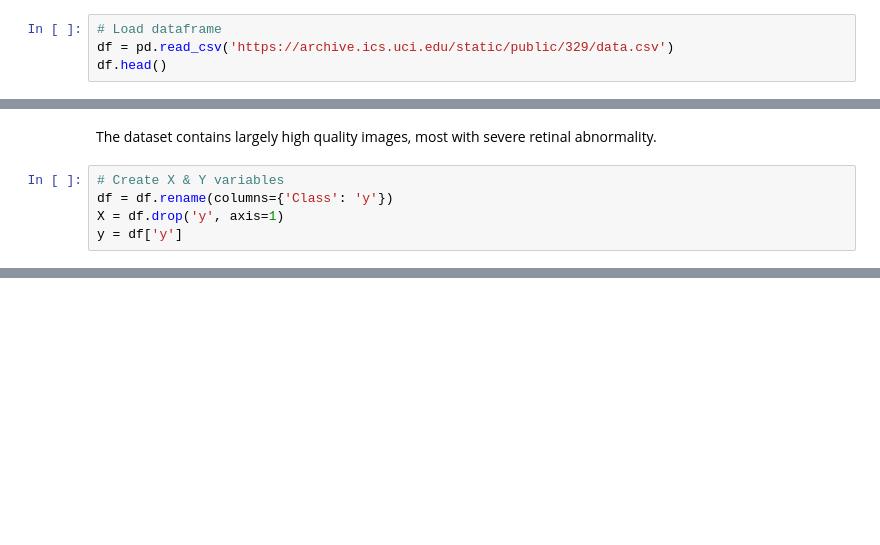
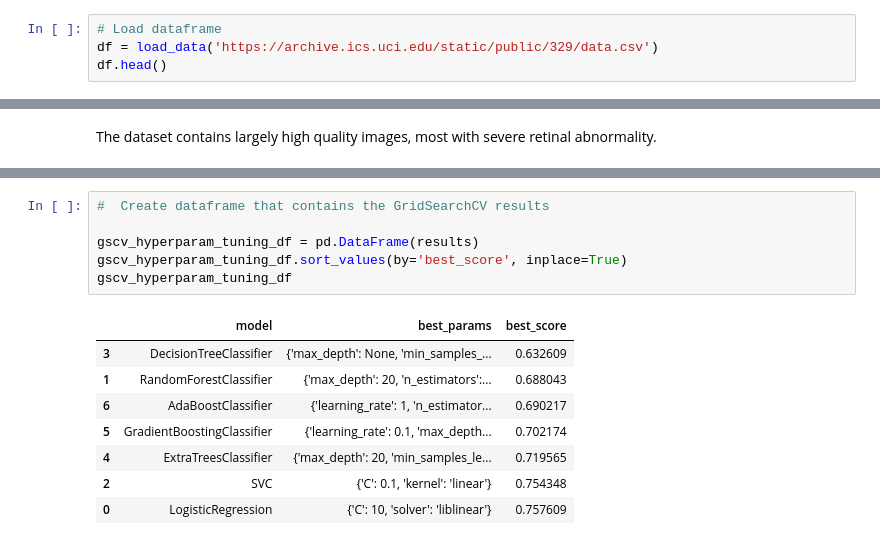
Before and after one commit to leonej01/Project-2-ML-Diabetic-Retinopathy, a Jupyter notebook: Starter_file.ipynb, the cells around one changed output, grey strips where cells are left out. Saved outputs shown, nothing was run; the diff lists cells and outputs as text; blank space fills up the shorter version.

```diff
--- a/Starter_file.ipynb
+++ b/Starter_file.ipynb
@@ -22,6 +24,6 @@ from pipeline_utilities_v2 import model_generator
 # %%
 # Load dataframe
-df = pd.read_csv('https://archive.ics.uci.edu/static/public/329/data.csv')
+df = load_data('https://archive.ics.uci.edu/static/public/329/data.csv')
 df.head()
 # %% [output]
 |  | quality | pre_screening | ma1 | ma2 | ma3 | ma4 | ma5 | ma6 | exudate1 | exudate2 | ... |
@@ -90,9 +92,4 @@ am_fm_classification
 Name: count, dtype: int64
 # %% [markdown]
 The dataset contains largely high quality images, most with severe retinal abnormality.
-# %%
-# Create X & Y variables
-df = df.rename(columns={'Class': 'y'})
-X = df.drop('y', axis=1)
-y = df['y']
 # %%
@@ -190,0 +222,15 @@ plot_model_scores(model_scores)
+# %%
+#  Create dataframe that contains the GridSearchCV results
+
+gscv_hyperparam_tuning_df = pd.DataFrame(results)
+gscv_hyperparam_tuning_df.sort_values(by='best_score', inplace=True)
+gscv_hyperparam_tuning_df
+# %% [output]
+|  | model | best_params | best_score |
+| 3 | DecisionTreeClassifier | {'max_depth': None, 'min_samples_... | 0.632609 |
+| 1 | RandomForestClassifier | {'max_depth': 20, 'n_estimators':... | 0.688043 |
+| 6 | AdaBoostClassifier | {'learning_rate': 1, 'n_estimator... | 0.690217 |
+| 5 | GradientBoostingClassifier | {'learning_rate': 0.1, 'max_depth... | 0.702174 |
+| 4 | ExtraTreesClassifier | {'max_depth': 20, 'min_samples_le... | 0.719565 |
+| 2 | SVC | {'C': 0.1, 'kernel': 'linear'} | 0.754348 |
+| 0 | LogisticRegression | {'C': 10, 'solver': 'liblinear'} | 0.757609 |
```
Also changed, not shown: parts of 25 cells of this notebook, 1 other file.
